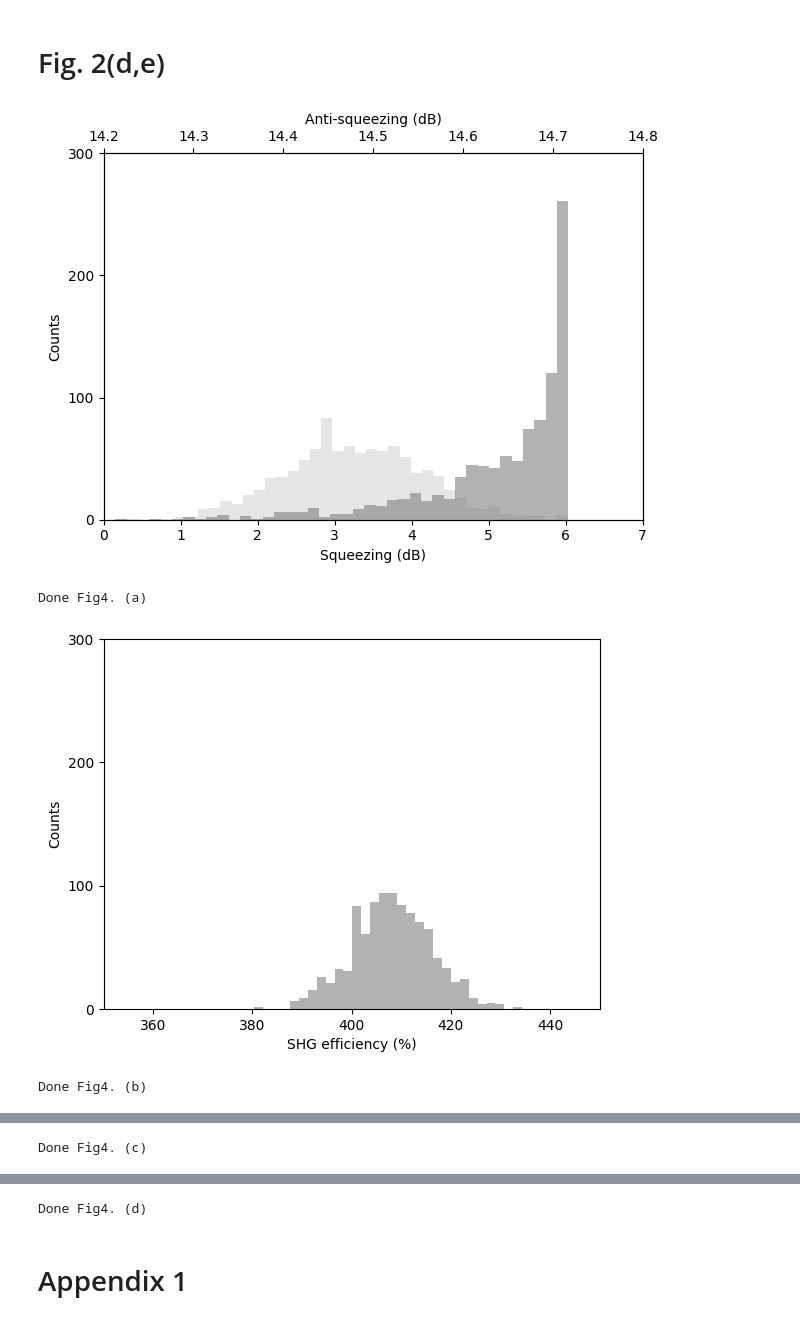
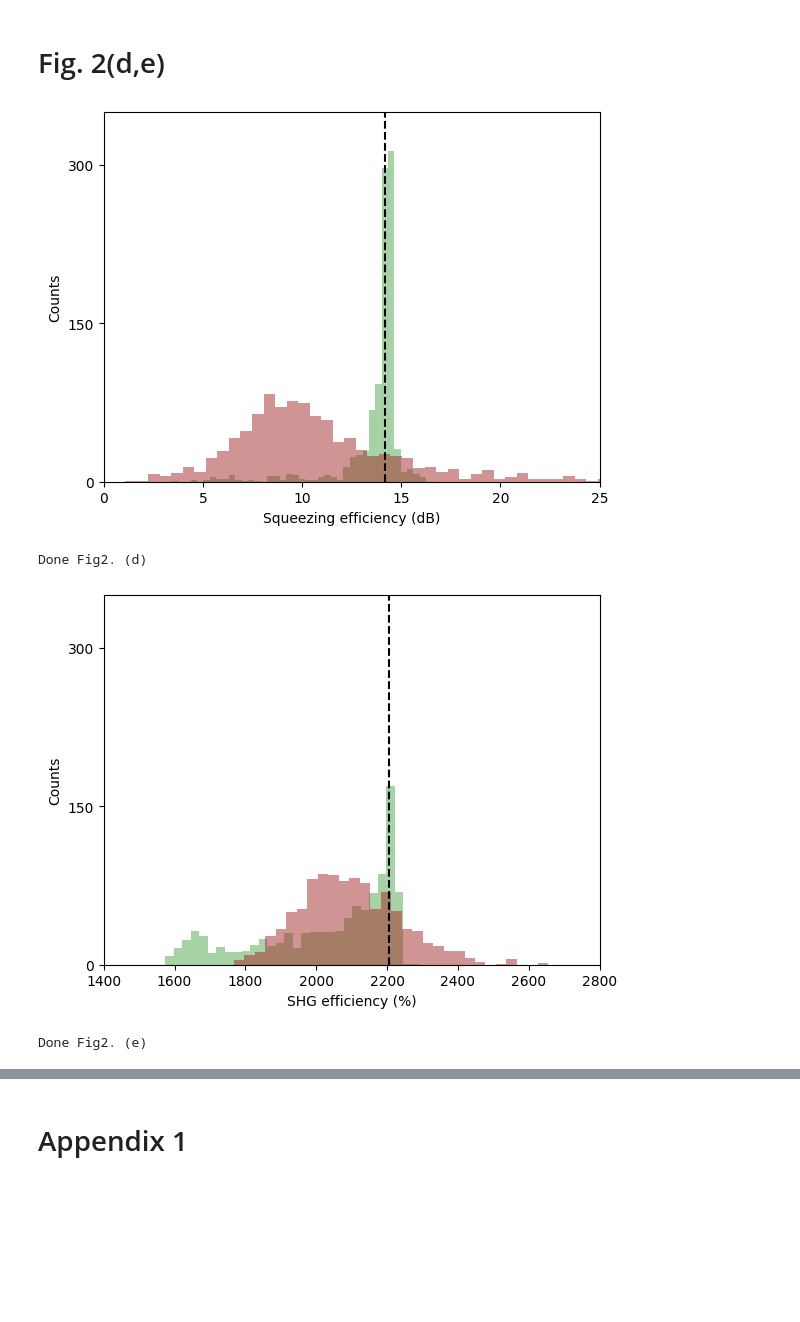
Before and after one commit to go705/BNOT_codes, a Jupyter notebook: BNOT_v2.ipynb, the cells around one changed output, grey strips where cells are left out. Drawn from its saved outputs; the diff is of its cells as text; code cells hidden in the pictures; blank space fills up the shorter version.

```diff
--- a/BNOT_v2.ipynb
+++ b/BNOT_v2.ipynb
@@ -43,7 +43,7 @@ omega = 2*np.pi*c/lambda_omega
 k_omega = omega/c
 k_2omega = 2*omega/c
 
-g = 2*omega*d_eff/n_2omega/c*np.sqrt(hbar*omega*S_2omega/eps0/S_omega**2/L)
+g = 4*omega*d_eff/(n_omega*c) * np.sqrt(hbar*omega*S_2omega/(n_2omega*eps0*S_omega**2*L))
 
 Gamma_omega_dB = 5             # [dB/m]
 Gamma_2omega_dB = 10           # [dB/m]
@@ -226,7 +261,7 @@ np.random.seed(97)
 
 # Parameter bounds
 lower_limit, upper_limit = 0.001, 0.999
-weight_low_limit , weight_up_limit = 0.1, 10
+weight_low_limit , weight_up_limit = 0.01, 100
 
 eta_1_true = 0.734
 eta_2_true = 0.771
@@ -274,12 +309,12 @@ shg_nominal_pct = simulate_SHGeff(eta_1_true, eta_2_true, Delta_k)    # %
 # ────────────────────────────── Plotting ───────────────────────────────────
 # η1
 plt.figure()
-plt.hist(eta_1_pred, bins=50, alpha=0.3, color='blue', density=True)
+plt.hist(eta_1_pred, bins=30, alpha=0.3, color='blue', density=True)
 # plt.axvline(eta1_mean, color='k', linestyle='--', linewidth=1.5, label=r'Mean $\hat{\eta}_1$')
 plt.axvline(eta_1_true, linestyle='--', alpha=0.5, color='blue',  label=r'True $\eta_1$')
 plt.axvspan(eta_1_ci[0], eta_1_ci[1], color='blue', alpha=0.1, label='95% CI')
 
-plt.hist(eta_2_pred, bins=50, alpha=0.3, color='red', density=True)
+plt.hist(eta_2_pred, bins=30, alpha=0.3, color='red', density=True)
 # plt.axvline(eta2_mean, color='k', linestyle='--', linewidth=1.5, label=r'Mean $\hat{\eta}_2$')
 plt.axvline(eta_2_true, linestyle='--', alpha=0.6, color='red',  label=r'True $\eta_2$')
 plt.axvspan(eta_2_ci[0], eta_2_ci[1], color='red', alpha=0.1, label='95% CI')
@@ -287,7 +322,7 @@ plt.axvspan(eta_2_ci[0], eta_2_ci[1], color='red', alpha=0.1, label='95% CI')
 plt.xlabel(r'$\hat{\eta}$')
 plt.ylabel('Probability density')
 plt.xlim(0, 1)
-plt.ylim(0, 15)
+plt.ylim(0, 20)
 plt.yticks([0,5,10,15])
 plt.xticks([0,.5,1])
 # plt.legend()
@@ -437,7 +511,7 @@ N_OUTER = 4
 N_JOBS = -1          # use all CPU cores
 
 lower_limit , upper_limit = 0.01, 0.99
-weight_low_limit , weight_up_limit = 0.1, 10
+weight_low_limit , weight_up_limit = 0.01, 100
 # %% [markdown]
 ## Simulation
 # %%
@@ -822,7 +896,7 @@ np.random.seed(97)
 
 # Parameter bounds
 lower_limit, upper_limit = 0.001, 0.999
-weight_low_limit , weight_up_limit = 0.1, 10
+weight_low_limit , weight_up_limit = 0.01, 100
 
 eta_1_true = 0.734 # 2w
 eta_2_true = 0.771 # w
@@ -949,42 +1023,42 @@ plt.figure()
 plt.hist(on_chip_sqz_MiRP, bins=40, color='green', alpha=0.35)
 plt.hist(on_chip_sqz_conv, bins=60, color='brown', alpha=0.5)
 plt.axvline(on_chip_sqz_ideal_mode, linestyle='--', color='black', label='Ground truth')
-plt.xlabel("Squeezing efficiency (%)")
+plt.xlabel("Squeezing efficiency (dB)")
 plt.ylabel("Counts")
-plt.ylim(0, 550)
+plt.ylim(0, 350)
 plt.xlim(0,25)
-plt.yticks([0,250,500])
+plt.yticks([0,150,300])
 
 save_path = save_dir+f"/Fig2d.png"
 os.makedirs(os.path.dirname(save_path), exist_ok=True)
 plt.savefig(save_path, dpi=1200)
 plt.show()
 print("Done Fig2. (d)")
 
 
 mean = np.mean(on_chip_shg_MiRP)
 std = np.std(on_chip_shg_MiRP)
 filtered = on_chip_shg_MiRP[np.abs(on_chip_shg_MiRP - mean) < 5*std]
 on_chip_shg_MiRP = filtered
 
 plt.figure()
-plt.hist(on_chip_shg_MiRP, bins=40, color='green', alpha=0.35)
-plt.hist(on_chip_shg_conv, bins=35, color='brown', alpha=0.5)
+plt.hist(on_chip_shg_MiRP, bins=30, color='green', alpha=0.35)
+plt.hist(on_chip_shg_conv, bins=30, color='brown', alpha=0.5)
 plt.axvline(on_chip_shg_ideal_mode, linestyle='--', color='black', label='Ground truth')
 plt.xlabel("SHG efficiency (%)")
 plt.ylabel("Counts")
-plt.ylim(0, 550)
-plt.xlim(400,700)
-plt.yticks([0,250,500])
+plt.ylim(0, 350)
+plt.xlim(1400,2800)
+plt.yticks([0,150,300])
 
 save_path = save_dir+f"/Fig2e.png"
 os.makedirs(os.path.dirname(save_path), exist_ok=True)
 plt.savefig(save_path, dpi=1200)
 
 plt.show()
 print("Done Fig2. (e)")
 # %% [output]
-[figure, old version]
+[figure, new version]
-Done Fig4. (a)
+Done Fig2. (d)
-[figure, old version]
+[figure, new version]
-Done Fig4. (b)
+Done Fig2. (e)
@@ -992 +1064,0 @@ Done Fig4. (b)
-Done Fig4. (c)
@@ -994,4 +1065,3 @@ Done Fig4. (c)
-Done Fig4. (d)
 # %% [markdown]
 # Appendix 1
 # %%
```
Also changed, not shown: parts of 16 cells of this notebook, 23 other files.
